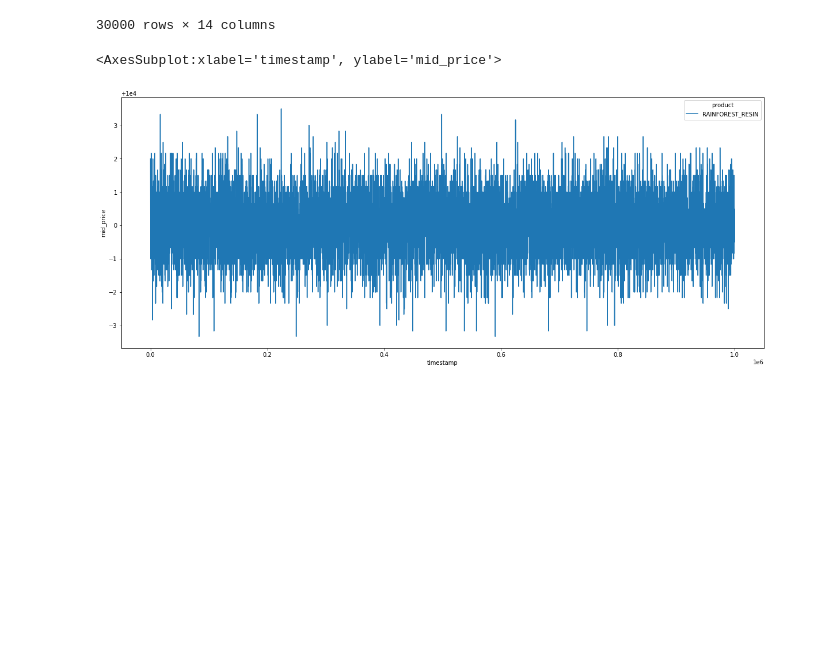
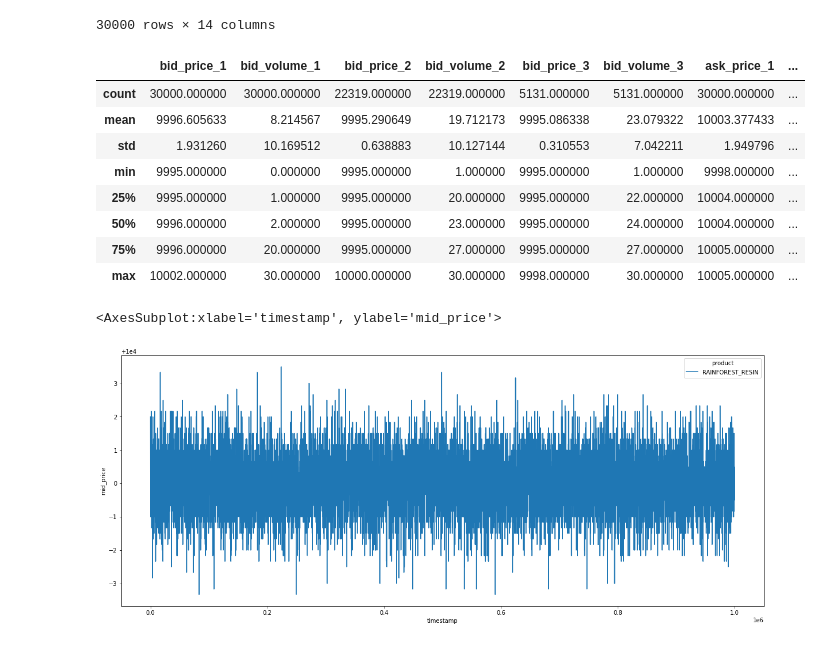
Before and after one commit to AnKhanhKiki/IMC-Trading, a Jupyter notebook: notebooks/round2_sai.ipynb, the cells around one changed output. Cells and saved outputs as stored; diff of their text form; code cells hidden in the pictures; blank space fills up the shorter version.

```diff
--- a/notebooks/round2_sai.ipynb
+++ b/notebooks/round2_sai.ipynb
@@ -78,6 +78,18 @@ ink
 |  | 999800 | RAINFOREST_RESIN | 9996 | 2 | 9995.0 | 22.0 | NaN | NaN | ... |
 |  | 999900 | RAINFOREST_RESIN | 9995 | 20 | NaN | NaN | NaN | NaN | ... |
 30000 rows × 14 columns
+# %%
+ink.describe()
+# %% [output]
+|  | bid_price_1 | bid_volume_1 | bid_price_2 | bid_volume_2 | bid_price_3 | bid_volume_3 | ask_price_1 | ... |
+| count | 30000.000000 | 30000.000000 | 22319.000000 | 22319.000000 | 5131.000000 | 5131.000000 | 30000.000000 | ... |
+| mean | 9996.605633 | 8.214567 | 9995.290649 | 19.712173 | 9995.086338 | 23.079322 | 10003.377433 | ... |
+| std | 1.931260 | 10.169512 | 0.638883 | 10.127144 | 0.310553 | 7.042211 | 1.949796 | ... |
+| min | 9995.000000 | 0.000000 | 9995.000000 | 1.000000 | 9995.000000 | 1.000000 | 9998.000000 | ... |
+| 25% | 9995.000000 | 1.000000 | 9995.000000 | 20.000000 | 9995.000000 | 22.000000 | 10004.000000 | ... |
+| 50% | 9996.000000 | 2.000000 | 9995.000000 | 23.000000 | 9995.000000 | 24.000000 | 10004.000000 | ... |
+| 75% | 9996.000000 | 20.000000 | 9995.000000 | 27.000000 | 9995.000000 | 27.000000 | 10005.000000 | ... |
+| max | 10002.000000 | 30.000000 | 10000.000000 | 30.000000 | 9998.000000 | 30.000000 | 10005.000000 | ... |
 # %%
 plt.rcParams["figure.figsize"] = (20,8)
 sns.lineplot(ink,
```
Also changed, not shown: parts of 9 cells of this notebook, 1 other file.
